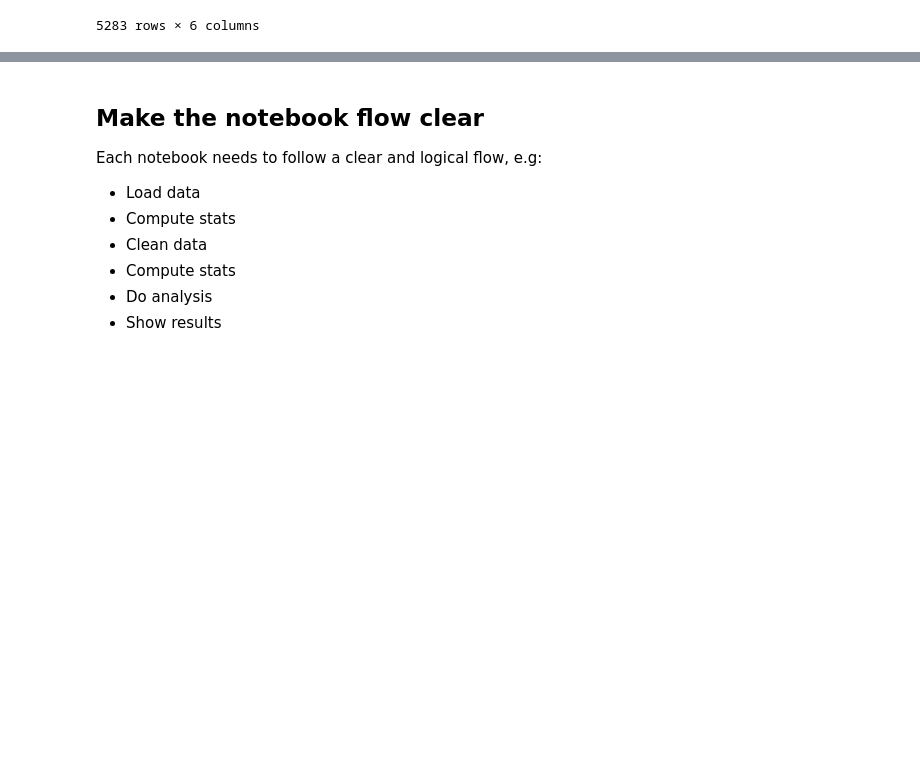
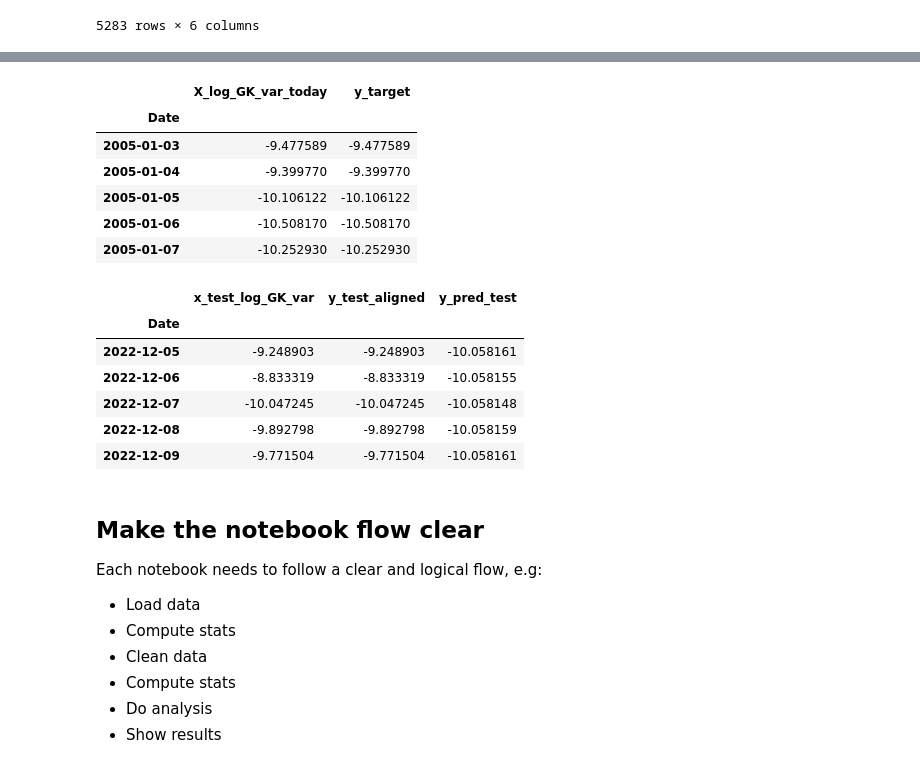
Before and after one commit to danalouie/gpsaggese.github.io, a Jupyter notebook: class_project/data605/Fall2026/projects/UmdTask599_DATA605_Fall2026_AutoKeras_Project_Description/autokeras.API.ipynb, the cells around one changed output, grey strips where cells are left out. Cells and saved outputs as stored; diff of their text form; code cells hidden in the pictures; blank space fills up the shorter version.

```diff
--- a/class_project/data605/Fall2026/projects/UmdTask599_DATA605_Fall2026_AutoKeras_Project_Description/autokeras.API.ipynb
+++ b/class_project/data605/Fall2026/projects/UmdTask599_DATA605_Fall2026_AutoKeras_Project_Description/autokeras.API.ipynb
@@ -114,3 +335,31 @@ shutil.rmtree("./time_series_forecaster", ignore_errors=True)
+# %%
+check_df = pd.DataFrame({
+    "X_log_GK_var_today": X["log_GK_variance"],
+    "y_target": y,
+})
+display(check_df.head(5))
+
+test_check_df = pd.DataFrame({
+    "x_test_log_GK_var": x_test["log_GK_variance"].iloc[lookback:].values,
+    "y_test_aligned": y_test_aligned.values,
+    "y_pred_test": y_pred_test,
+}, index=y_test_aligned.index)
+display(test_check_df.head(5))
+# %% [output]
+|  | X_log_GK_var_today | y_target |
+| Date |  |  |
+| 2005-01-03 | -9.477589 | -9.477589 |
+| 2005-01-04 | -9.399770 | -9.399770 |
+| 2005-01-05 | -10.106122 | -10.106122 |
+| 2005-01-06 | -10.508170 | -10.508170 |
+| 2005-01-07 | -10.252930 | -10.252930 |
+|  | x_test_log_GK_var | y_test_aligned | y_pred_test |
+| Date |  |  |  |
+| 2022-12-05 | -9.248903 | -9.248903 | -10.058161 |
+| 2022-12-06 | -8.833319 | -8.833319 | -10.058155 |
+| 2022-12-07 | -10.047245 | -10.047245 | -10.058148 |
+| 2022-12-08 | -9.892798 | -9.892798 | -10.058159 |
+| 2022-12-09 | -9.771504 | -9.771504 | -10.058161 |
 # %% [markdown]
 ## Make the notebook flow clear
 Each notebook needs to follow a clear and logical flow, e.g:
```
Also changed, not shown: parts of 15 cells of this notebook, 9 other files.
